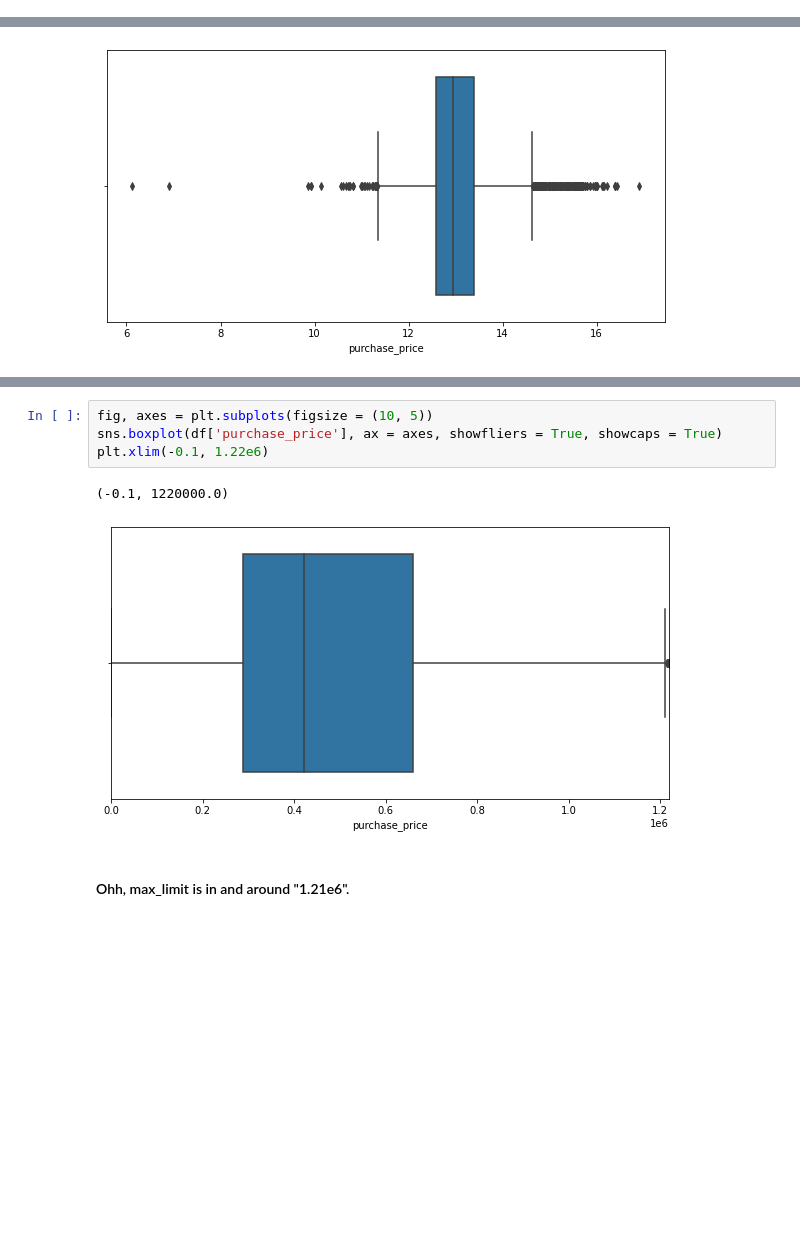
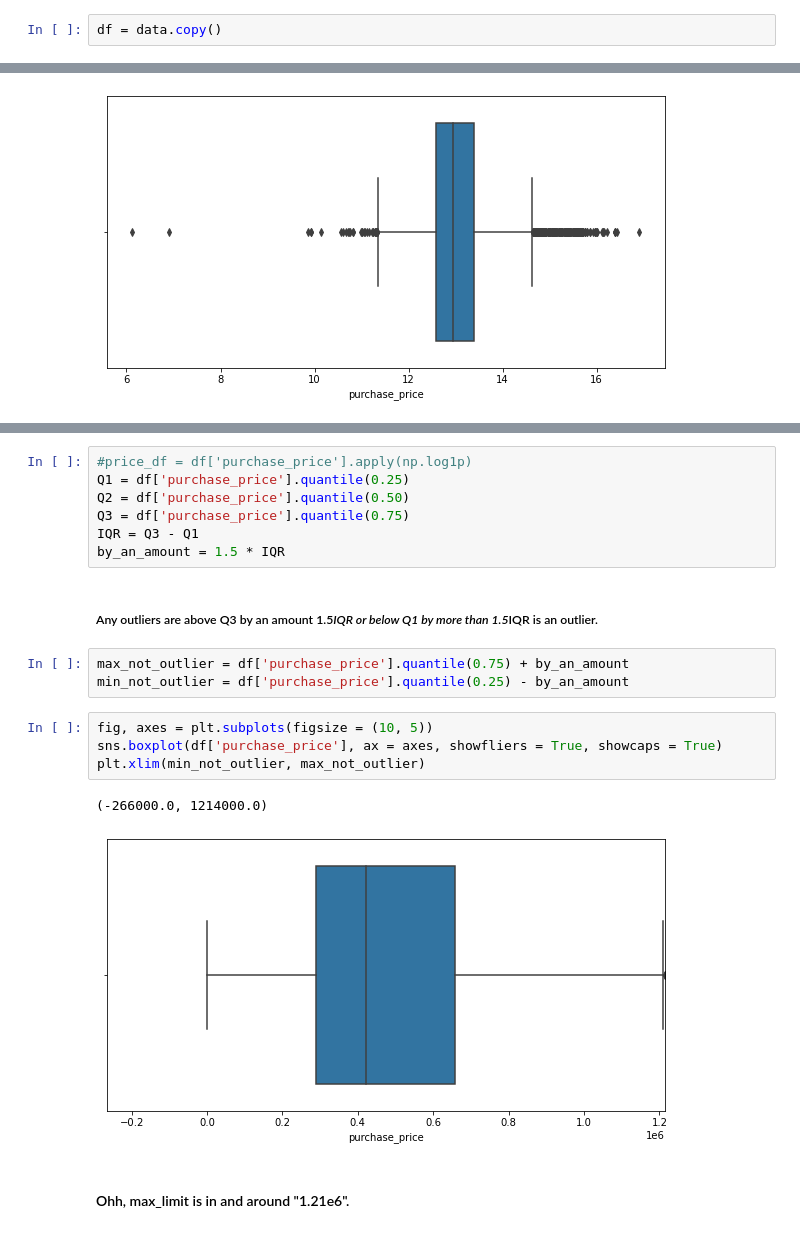
Before and after one commit to amruthanand1/Machine-Learning, a Jupyter notebook: work_on_this_amruth.ipynb, the cells around one changed output, grey strips where cells are left out. Drawn from its saved outputs; the diff is of its cells as text; blank space fills up the shorter version.

Commit message:
Update work_on_this_amruth.ipynb
Amruth, I have written code for outlier...please check

```diff
--- a/work_on_this_amruth.ipynb
+++ b/work_on_this_amruth.ipynb
@@ -99,6 +99,8 @@ array([[<matplotlib.axes._subplots.AxesSubplot object at 0x...>,
 [figure]
 # %%
 df.
+# %%
+df = data.copy()
 # %%
 df.corr()
 # %% [output]
@@ -233,10 +240,22 @@ df['purchase_price'].quantile(0.01), df['purchase_price'].quantile(0.99)
+# %%
+#price_df = df['purchase_price'].apply(np.log1p)
+Q1 = df['purchase_price'].quantile(0.25)
+Q2 = df['purchase_price'].quantile(0.50)
+Q3 = df['purchase_price'].quantile(0.75)
+IQR = Q3 - Q1
+by_an_amount = 1.5 * IQR
+# %% [markdown]
+##### Any outliers are above Q3 by an amount 1.5*IQR or below Q1 by more than 1.5*IQR is an outlier.
+# %%
+max_not_outlier = df['purchase_price'].quantile(0.75) + by_an_amount
+min_not_outlier = df['purchase_price'].quantile(0.25) - by_an_amount
 # %%
 fig, axes = plt.subplots(figsize = (10, 5))
 sns.boxplot(df['purchase_price'], ax = axes, showfliers = True, showcaps = True)
-plt.xlim(-0.1, 1.22e6)
+plt.xlim(min_not_outlier, max_not_outlier)
 # %% [output]
-(-0.1, 1220000.0)
+(-266000.0, 1214000.0)
-[figure, old version]
+[figure, new version]
 # %% [markdown]
 #### Ohh, max_limit is in and around "1.21e6".
 # %% [markdown]
```
Also changed, not shown: parts of 6 cells of this notebook.
